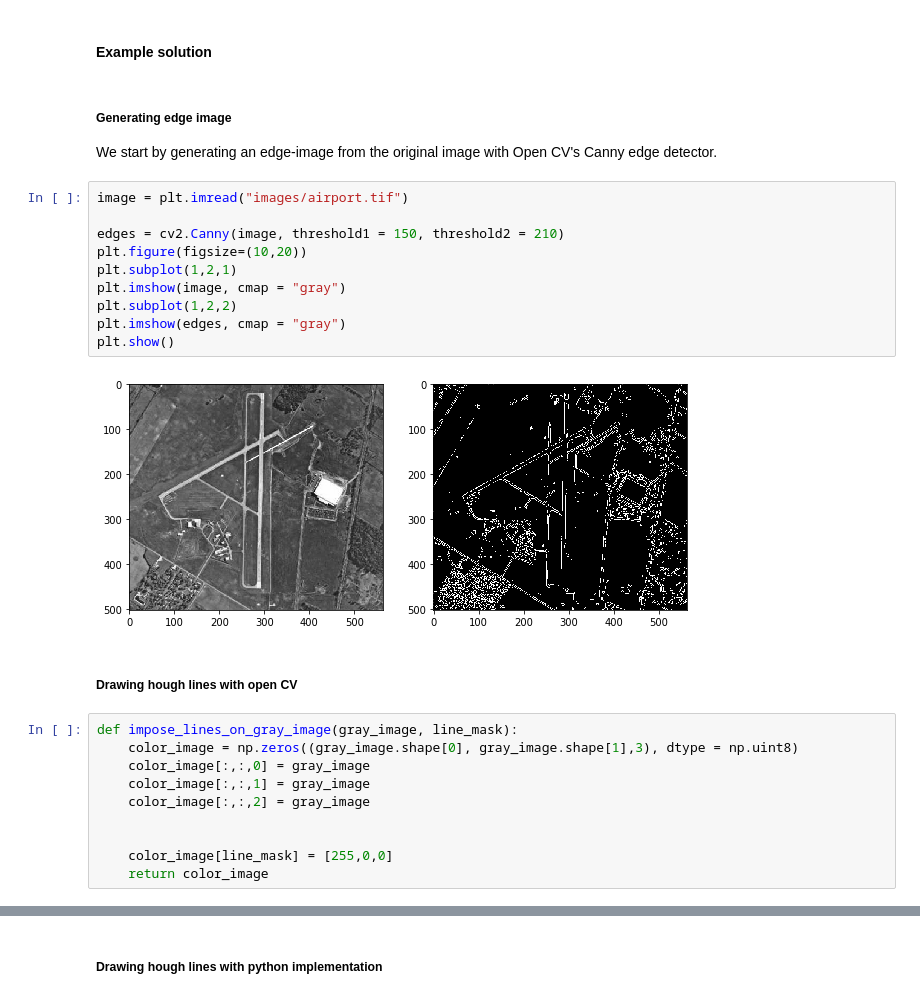
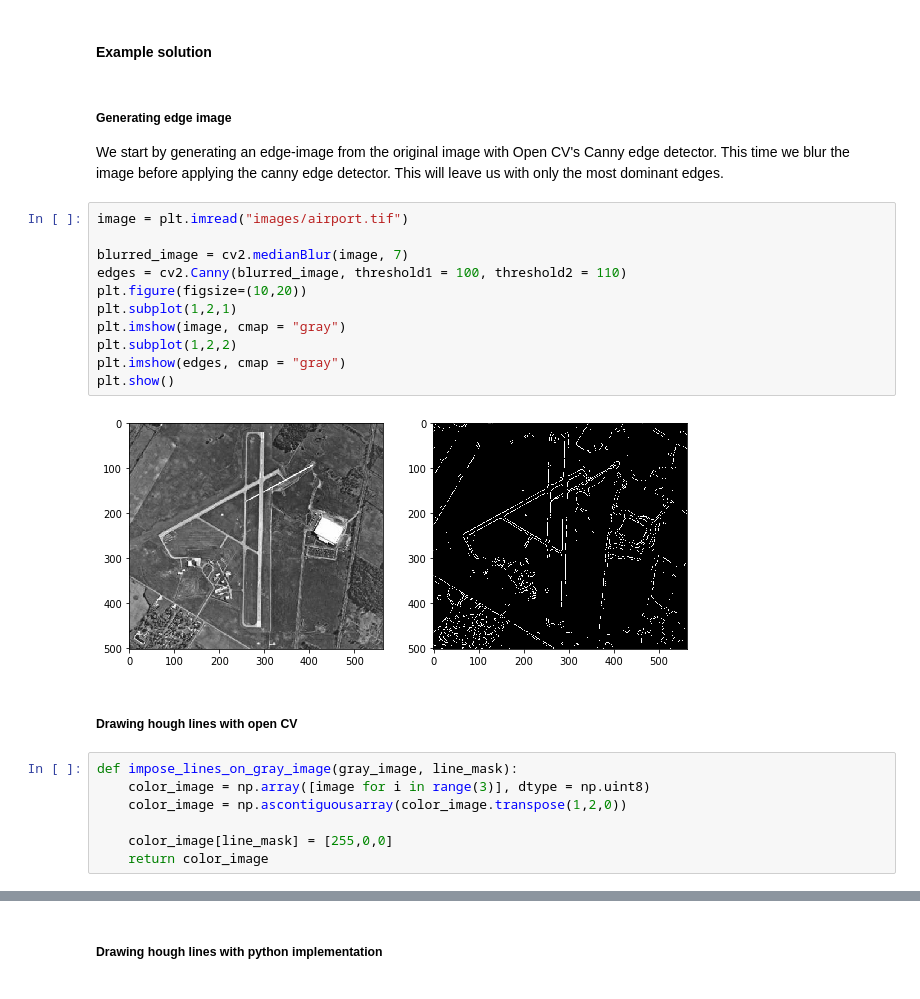
Before and after one commit to ErlingLie/TDT4195-Material, a Jupyter notebook: Segmentation.ipynb, the cells around one changed output, grey strips where cells are left out. Cells and saved outputs as stored; diff of their text form.

```diff
--- a/Segmentation.ipynb
+++ b/Segmentation.ipynb
@@ -146,28 +154,26 @@ plt.show()
 #### Example solution
 # %% [markdown]
 ##### Generating edge image
-We start by generating an edge-image from the original image with Open CV's Canny edge detector.
+We start by generating an edge-image from the original image with Open CV's Canny edge detector. This time we blur the image before applying the canny edge detector. This will leave us with only the most dominant edges.
 # %%
 image = plt.imread("images/airport.tif")
 
-edges = cv2.Canny(image, threshold1 = 150, threshold2 = 210)
+blurred_image = cv2.medianBlur(image, 7)
+edges = cv2.Canny(blurred_image, threshold1 = 100, threshold2 = 110)
 plt.figure(figsize=(10,20))
 plt.subplot(1,2,1)
 plt.imshow(image, cmap = "gray")
 plt.subplot(1,2,2)
 plt.imshow(edges, cmap = "gray")
 plt.show()
 # %% [output]
-[figure, old version]
+[figure, new version]
 # %% [markdown]
 ##### Drawing hough lines with open CV
 # %%
 def impose_lines_on_gray_image(gray_image, line_mask):
-    color_image = np.zeros((gray_image.shape[0], gray_image.shape[1],3), dtype = np.uint8)
-    color_image[:,:,0] = gray_image
-    color_image[:,:,1] = gray_image
-    color_image[:,:,2] = gray_image
-
+    color_image = np.array([image for i in range(3)], dtype = np.uint8)
+    color_image = np.ascontiguousarray(color_image.transpose(1,2,0))
 
     color_image[line_mask] = [255,0,0]
     return color_image
```
Also changed, not shown: parts of 11 cells of this notebook, 1 other file.
